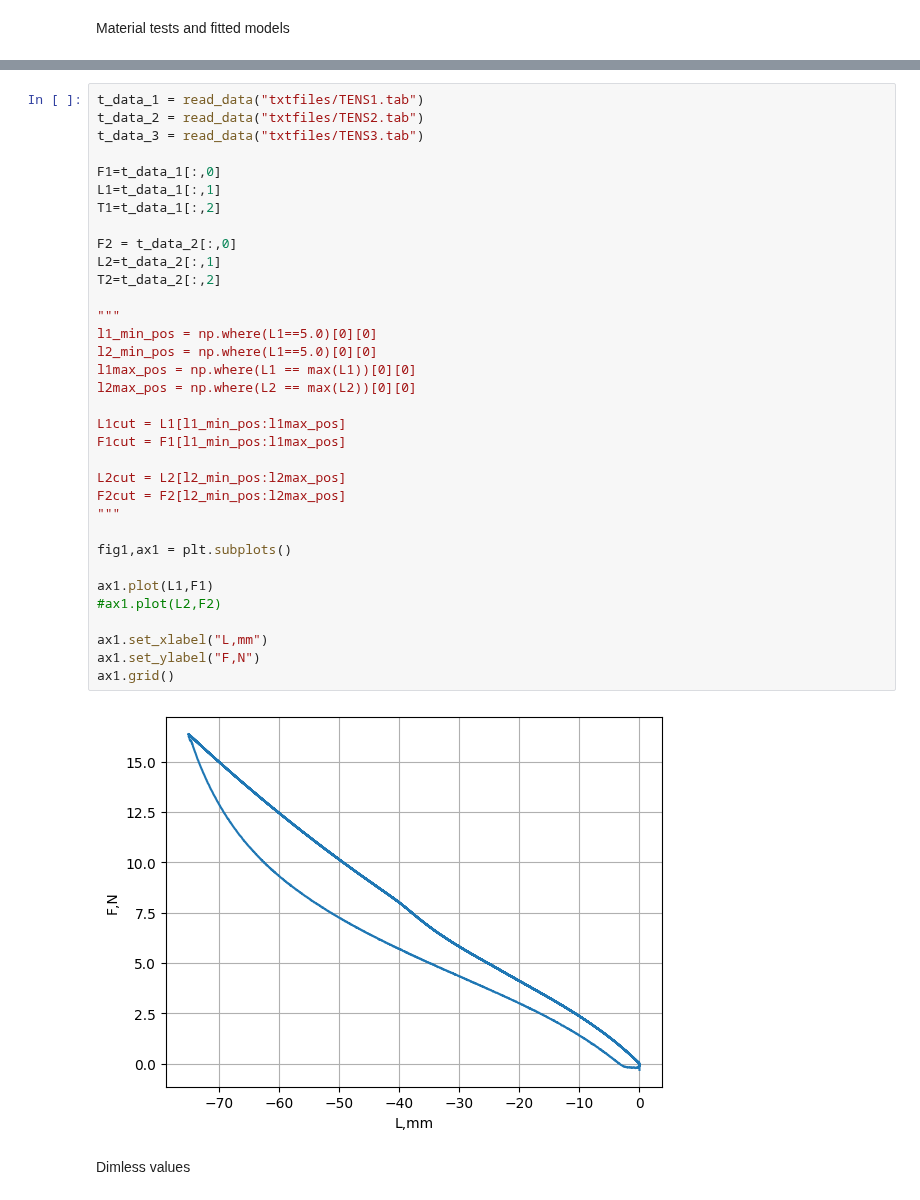
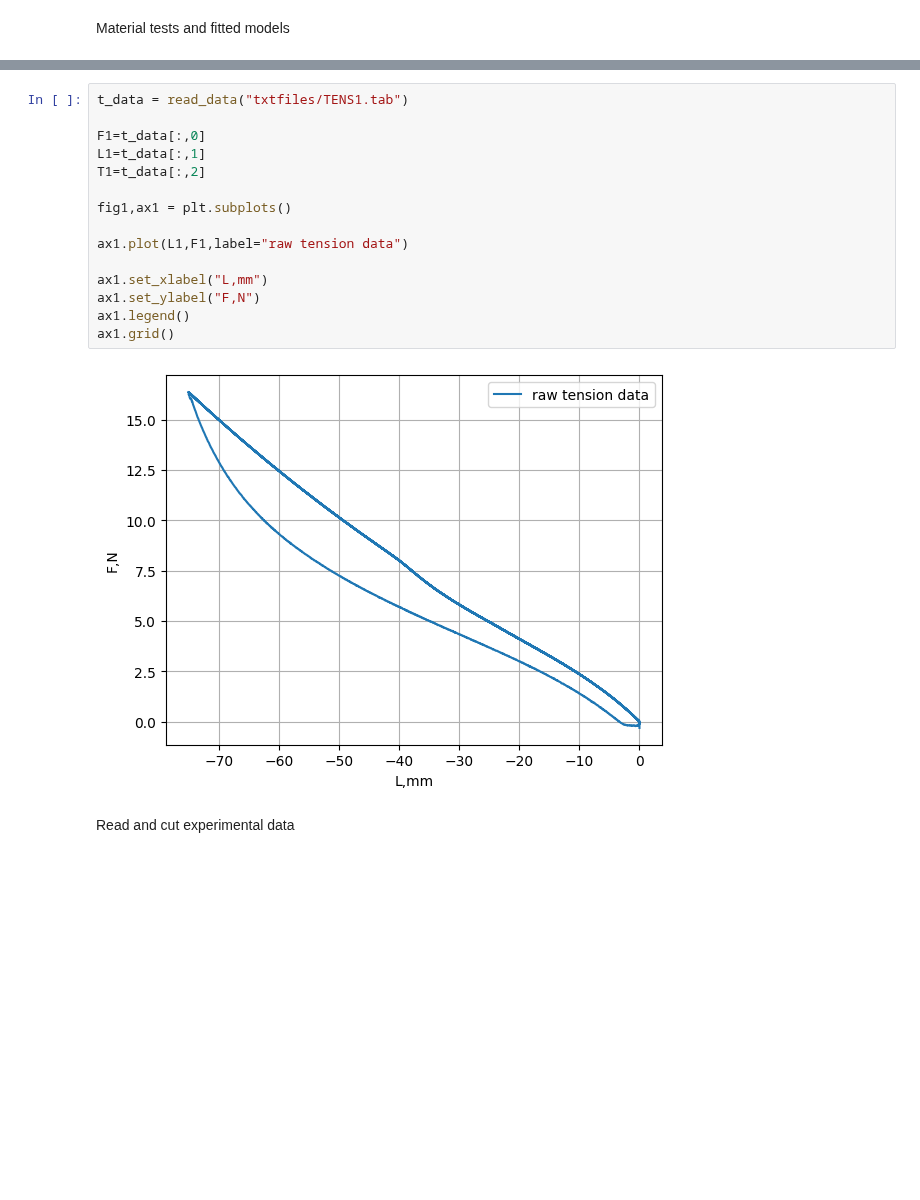
Before and after one commit to BellerAndras/hyperelastic-models, a Jupyter notebook: Material_test_curves.ipynb, the cells around one changed output, grey strips where cells are left out. Drawn from its saved outputs; the diff is of its cells as text; blank space fills up the shorter version.

```diff
--- a/Material_test_curves.ipynb
+++ b/Material_test_curves.ipynb
@@ -70,39 +35,20 @@ ax1.grid()
 # %%
-t_data_1 = read_data("txtfiles/TENS1.tab")
-t_data_2 = read_data("txtfiles/TENS2.tab")
-t_data_3 = read_data("txtfiles/TENS3.tab")
+t_data = read_data("txtfiles/TENS1.tab")
 
-F1=t_data_1[:,0]
-L1=t_data_1[:,1]
-T1=t_data_1[:,2]
-
-F2 = t_data_2[:,0]
-L2=t_data_2[:,1]
-T2=t_data_2[:,2]
-
-"""
-l1_min_pos = np.where(L1==5.0)[0][0]
-l2_min_pos = np.where(L1==5.0)[0][0]
-l1max_pos = np.where(L1 == max(L1))[0][0]
-l2max_pos = np.where(L2 == max(L2))[0][0]
-
-L1cut = L1[l1_min_pos:l1max_pos]
-F1cut = F1[l1_min_pos:l1max_pos]
-
-L2cut = L2[l2_min_pos:l2max_pos]
-F2cut = F2[l2_min_pos:l2max_pos]
-"""
+F1=t_data[:,0]
+L1=t_data[:,1]
+T1=t_data[:,2]
 
 fig1,ax1 = plt.subplots()
 
-ax1.plot(L1,F1)
-#ax1.plot(L2,F2)
+ax1.plot(L1,F1,label="raw tension data")
 
 ax1.set_xlabel("L,mm")
 ax1.set_ylabel("F,N")
+ax1.legend()
 ax1.grid()
 # %% [output]
-[figure, old version]
+[figure, new version]
 # %% [markdown]
-Dimless values
+Read and cut experimental data
 # %%
```
Also changed, not shown: parts of 16 cells of this notebook, 16 other files.
